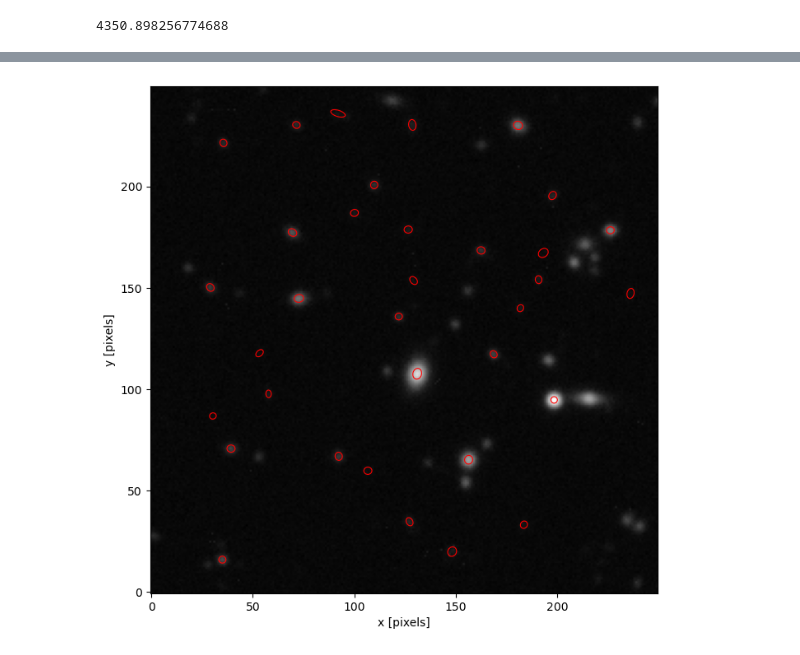
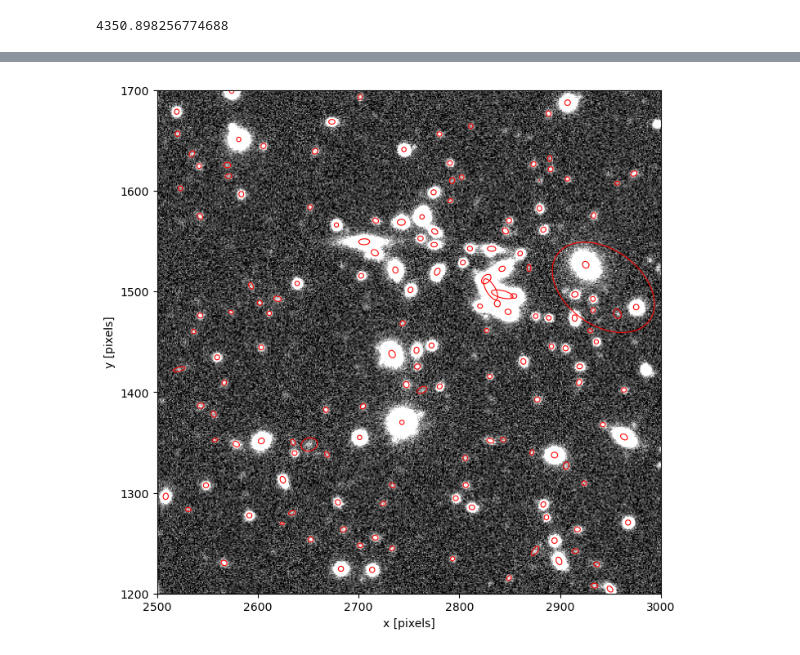
Before and after one commit to philipladuca24/LSST-SimCatVal, a Jupyter notebook: LSST-SimCatVal/testing.ipynb, the cells around one changed output, grey strips where cells are left out. Cells and saved outputs as stored; diff of their text form; code cells hidden in the pictures.

```diff
--- a/LSST-SimCatVal/testing.ipynb
+++ b/LSST-SimCatVal/testing.ipynb
@@ -155,3 +157,6 @@ area = hp.pixelfunc.nside2pixarea(32, True)
 print((area * 3600**2/ (0.2**2)) / 500**2)
 # %% [output]
 4350.898256774688
+# %%
+from sim import make_sim
+exp_dict, truths = make_sim('/hildafs/home/pladuca/main/skyCatalog.yaml',500, 'ir', 50, 4.800542855802589, 2.286575, 31.4,)
@@ -205,0 +552,31 @@ compare_matches(match[0], 30)
+# %%
+import numpy as np
+import matplotlib.pyplot as plt
+dp1 = np.load("/hildafs/home/pladuca/main/dp1_mag.npy")
+dp1_weight = np.load("/hildafs/home/pladuca/main/dp1_weights.npy")
+sim = np.load("/hildafs/home/pladuca/main/sim_mag.npy")
+sim_weight = np.load("/hildafs/home/pladuca/main/sim_weights.npy")
+mag = -2.5 * np.log10(cat['modelfit_CModel_instFlux']) + 31.4
+snr = (cat['base_PsfFlux_instFlux']/cat['base_PsfFlux_instFluxErr'] > 10)
+tmag = -2.5 * np.log10(truths['i']['flux']) + 31.4
+mag_bins = np.linspace(17.5, 27, 50)
+bin_size = mag_bins[1] - mag_bins[0]
+fig, ax = plt.subplots(1,figsize=(8,8))
+mag_weight = np.full_like(mag[snr], 1/((3000*0.2/60)**2 *bin_size))
+tmag_weight = np.full_like(tmag, 1/((3000*0.2/60)**2 *bin_size))
+# mag_full_weight = np.full_like(mags_full, 1/(area_full*bin_size))
+
+mag_bins2 = np.linspace(17.5, 27, 50)
+# plt.hist(dp1, mag_bins2,weights=dp1_weight,histtype="step",linewidth=2, label="DP1")
+plt.hist(sim, mag_bins2,weights=sim_weight,histtype="step",linewidth=2, label="OpenUniverse")
+plt.hist(tmag, mag_bins,weights=tmag_weight,histtype="step",linewidth=2,label="Coadd Sim Truth")
+plt.hist(mag[snr], mag_bins,weights=mag_weight,histtype="step",linewidth=2,label="Coadd Sim")
+# plt.hist(temp, mag_bins,weights=temp_w,histtype="step",linewidth=2,label="Coadd Sim Mod")
+
+# plt.hist(mags_full, mag_bins2,weights=mag_full_weight,histtype="step",linewidth=2, label="Full sim")
+# plt.yscale('log')
+plt.xlabel("Magnitude (i)")
+plt.ylabel("Number Density (arcmin$^{-2}$ mag$^{-1}$)")
+plt.xlim(20,26)
+plt.ylim(0,23)
+plt.legend()
@@ -211,35 +591,39 @@ from astropy.visualization import MinMaxInterval, SqrtStretch, ImageNormalize, A
 def plot_sim_image(afw_img, cat=None):
     img = afw_img.image.array
     wcs = afw_img.wcs
-    norm = ImageNormalize(img, interval=MinMaxInterval(), stretch=AsinhStretch(0.03))
+    # norm = ImageNormalize(img, interval=MinMaxInterval(), stretch=AsinhStretch(0.0003))
     fig, ax = plt.subplots(figsize=(8,8))
-    ax.imshow(img, origin='lower', cmap='gray', norm=norm) #apply a sinh stretch?
+    # ax.imshow(img, origin='lower', cmap='gray', norm=norm) #apply a sinh stretch?
+    plt.imshow(afw_img.image.array, origin='lower', cmap='gray', vmin=-3,
+           vmax=10)
     if cat != None:
         for i in range(len(cat)):
             # sp = SpherePoint(cat['coord_ra'] * degrees, cat['coord_dec'] * degrees)
             # point = wcs.skyToPixel(sp)
             # x=point.getX()
             # y=point.getY()
             x = cat['base_SdssCentroid_x'][i]
             y = cat['base_SdssCentroid_y'][i]
             xx = cat['base_SdssShape_xx'][i]
             yy = cat['base_SdssShape_yy'][i]
             xy = cat['base_SdssShape_xy'][i]
 
             T = 0.5 * (xx + yy)
             D = np.sqrt(((xx - yy) / 2)**2 + xy**2)
             a = np.sqrt(T + D)
             b = np.sqrt(T - D)
             theta = 0.5 * np.arctan2(2 * xy, xx - yy)
 
             e = Ellipse((x, y), width=2*a, height=2*b,
                         angle=np.degrees(theta), edgecolor='red',
                         facecolor='none', lw=0.8)
             ax.add_patch(e)
     ax.set_xlabel('x [pixels]')
     ax.set_ylabel('y [pixels]')
+    plt.xlim(2500,3000)
+    plt.ylim(1200,1700)
     plt.show()
 
-plot_sim_image(afw_img[0], cat[0])
+plot_sim_image(afw_dic['i'], cat[cat['modelfit_CModel_instFlux']/cat['modelfit_CModel_instFluxErr'] > 0])
 # %% [output]
-[figure, old version]
+[figure, new version]
```
Also changed, not shown: parts of 34 cells of this notebook, 13 other files.
